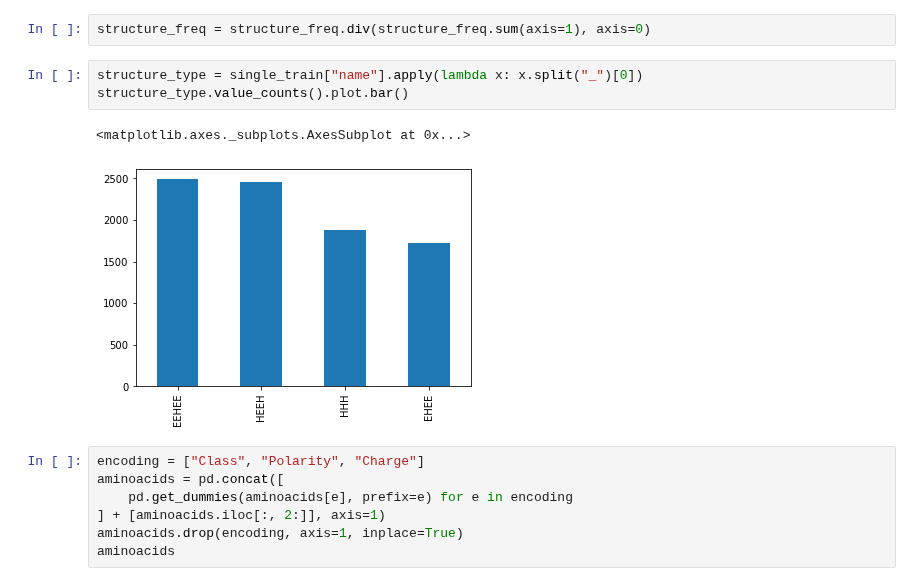
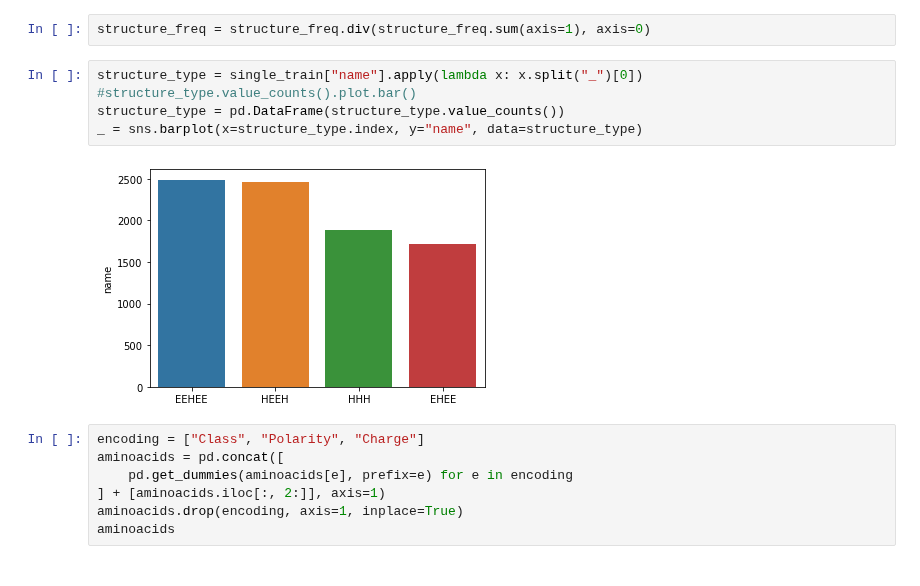
Before and after one commit to AlessioZanga/BioHackaton2021, a Jupyter notebook: dataset_exploration.ipynb, the cells around one changed output. Saved outputs shown, nothing was run; the diff lists cells and outputs as text.

Commit message:
Barplot colorato

```diff
--- a/dataset_exploration.ipynb
+++ b/dataset_exploration.ipynb
@@ -210,10 +206,11 @@ _ = structure_freq.plot(subplots=True, figsize=(4, 4), kind='box', color=color)
 structure_freq = structure_freq.div(structure_freq.sum(axis=1), axis=0)
 # %%
 structure_type = single_train["name"].apply(lambda x: x.split("_")[0])
-structure_type.value_counts().plot.bar()
+#structure_type.value_counts().plot.bar()
+structure_type = pd.DataFrame(structure_type.value_counts())
+_ = sns.barplot(x=structure_type.index, y="name", data=structure_type)
 # %% [output]
-<matplotlib.axes._subplots.AxesSubplot at 0x...>
-[figure, old version]
+[figure, new version]
 # %%
 encoding = ["Class", "Polarity", "Charge"]
 aminoacids = pd.concat([
```
Also changed, not shown: parts of 1 cell of this notebook, 1 other file.
